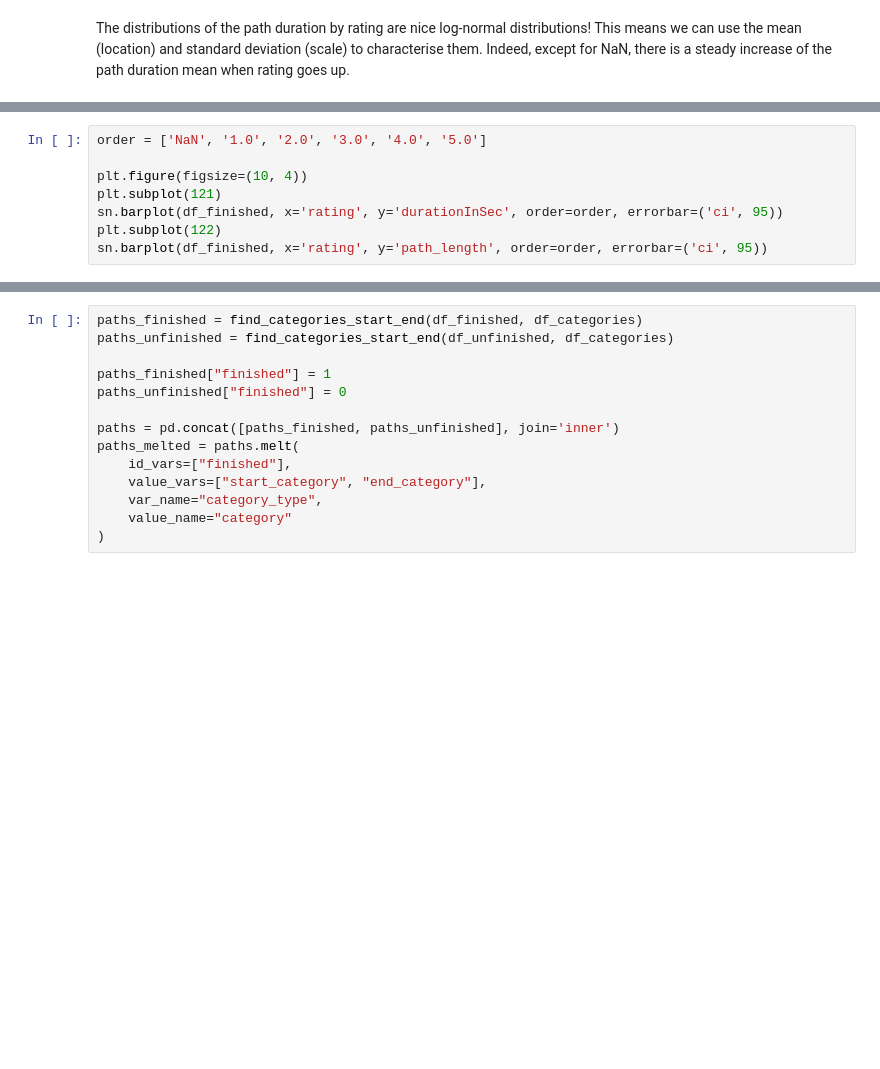
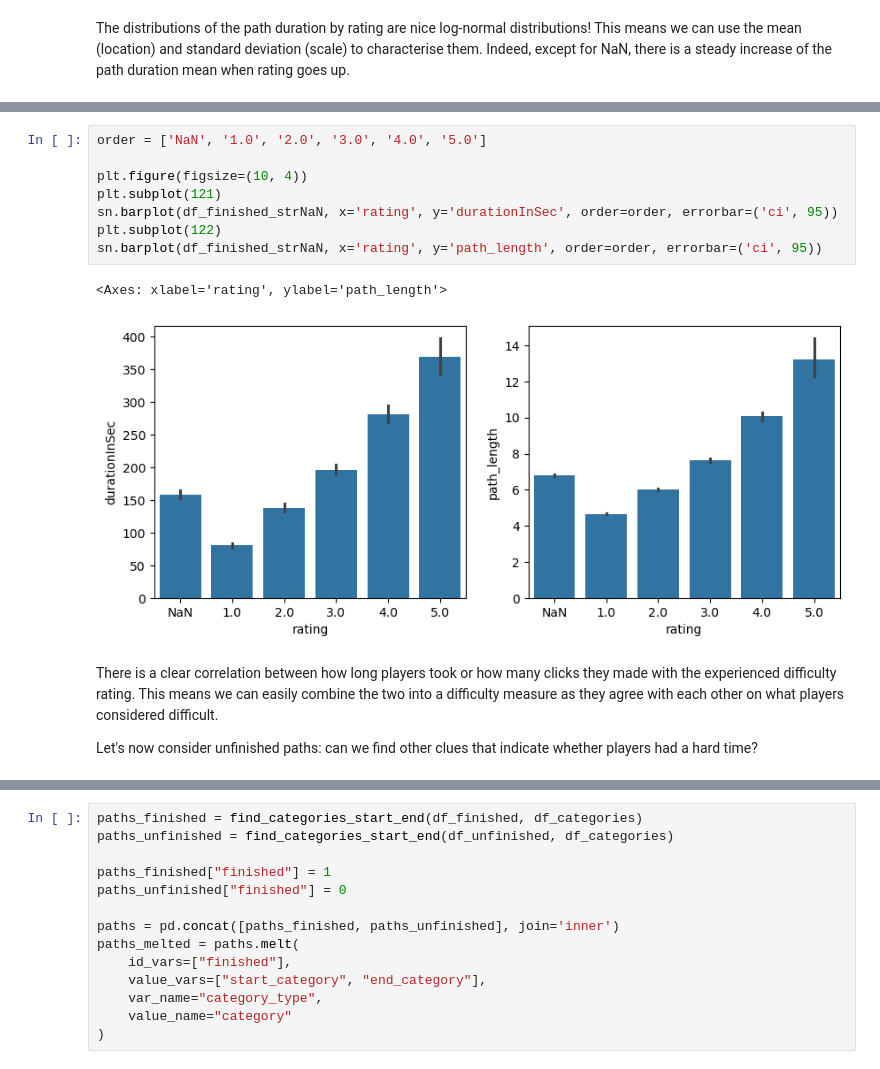
Before and after one commit to epfl-ada/ada-2024-project-the5outliers, a Jupyter notebook: results.ipynb, the cells around one changed output, grey strips where cells are left out. Saved outputs shown, nothing was run; the diff lists cells and outputs as text; blank space fills up the shorter version.

```diff
--- a/results.ipynb
+++ b/results.ipynb
@@ -216,11 +280,18 @@ df_path_stats
 # %%
 order = ['NaN', '1.0', '2.0', '3.0', '4.0', '5.0']
 
 plt.figure(figsize=(10, 4))
 plt.subplot(121)
-sn.barplot(df_finished, x='rating', y='durationInSec', order=order, errorbar=('ci', 95))
+sn.barplot(df_finished_strNaN, x='rating', y='durationInSec', order=order, errorbar=('ci', 95))
 plt.subplot(122)
-sn.barplot(df_finished, x='rating', y='path_length', order=order, errorbar=('ci', 95))
+sn.barplot(df_finished_strNaN, x='rating', y='path_length', order=order, errorbar=('ci', 95))
+# %% [output]
+<Axes: xlabel='rating', ylabel='path_length'>
+[figure, added]
+# %% [markdown]
+There is a clear correlation between how long players took or how many clicks they made with the experienced difficulty rating. This means we can easily combine the two into a difficulty measure as they agree with each other on what players considered difficult.
+
+Let's now consider unfinished paths: can we find other clues that indicate whether players had a hard time?
 # %%
 # find means for both timeout and restart
 
```
Also changed, not shown: parts of 25 cells of this notebook, 1 other file.
